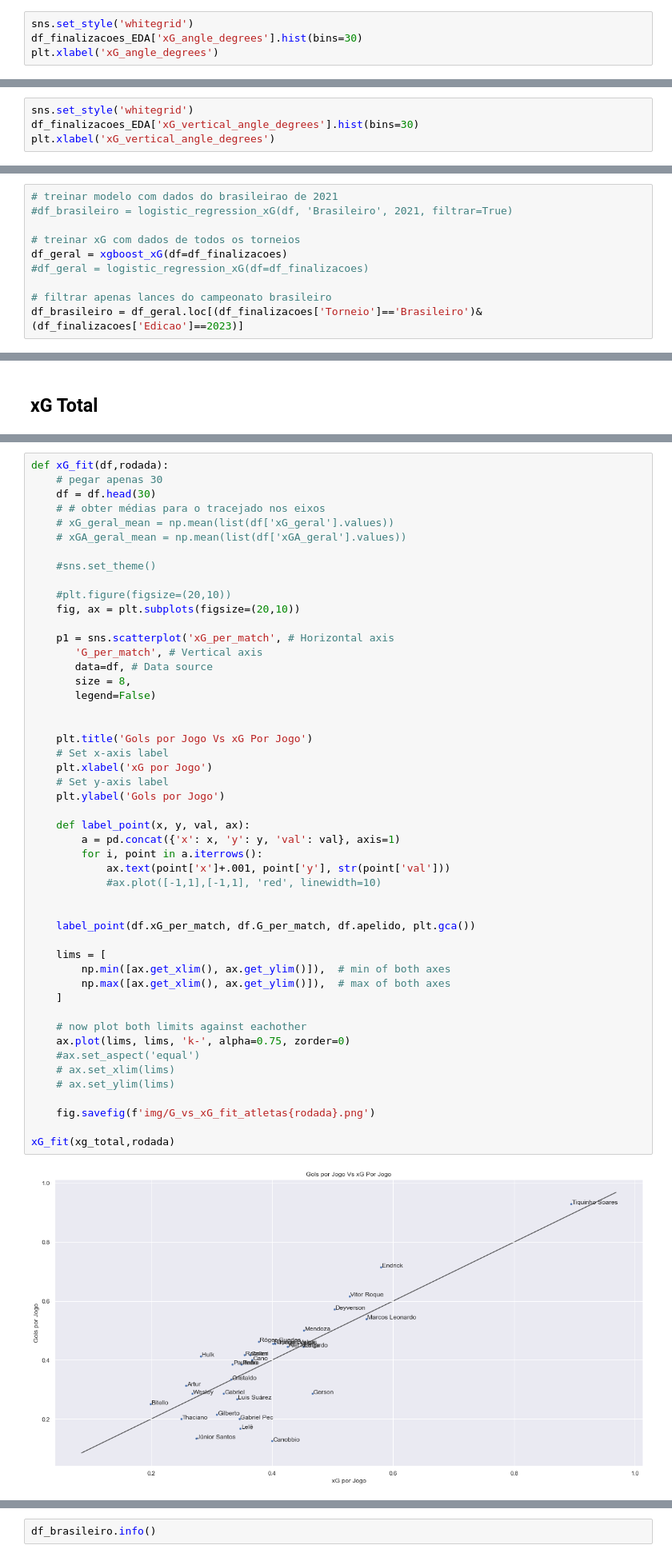
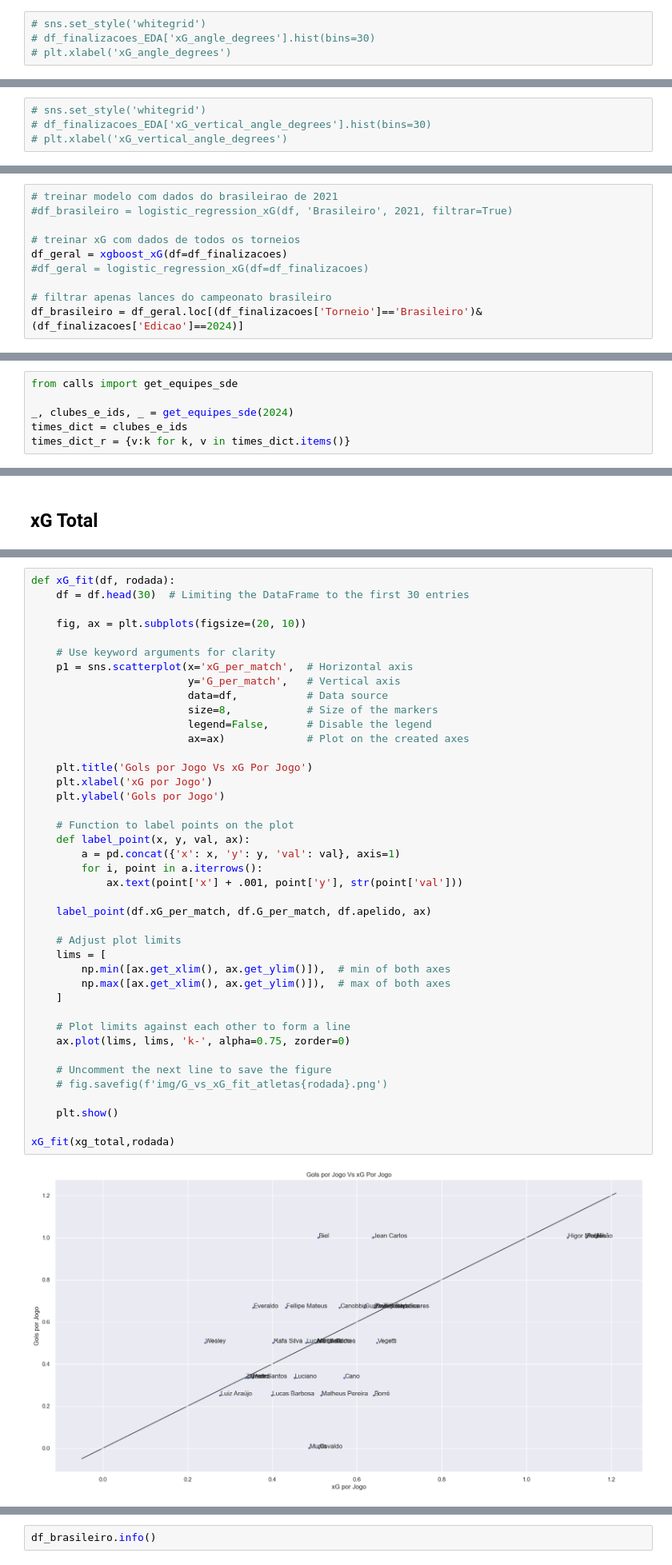
Before and after one commit to patalanov/gm-ml, a Jupyter notebook: xG_v3.ipynb, the cells around one changed output, grey strips where cells are left out. Shown at 80% size. Cells and saved outputs as stored; diff of their text form.

```diff
--- a/xG_v3.ipynb
+++ b/xG_v3.ipynb
@@ -453,16 +486,16 @@ plt.xlabel('Metros')
 Text(0.5, 0, 'Metros')
 [figure]
 # %%
-sns.set_style('whitegrid')
-df_finalizacoes_EDA['xG_angle_degrees'].hist(bins=30)
-plt.xlabel('xG_angle_degrees')
+# sns.set_style('whitegrid')
+# df_finalizacoes_EDA['xG_angle_degrees'].hist(bins=30)
+# plt.xlabel('xG_angle_degrees')
 # %% [output]
 Text(0.5, 0, 'xG_angle_degrees')
 [figure]
 # %%
-sns.set_style('whitegrid')
-df_finalizacoes_EDA['xG_vertical_angle_degrees'].hist(bins=30)
-plt.xlabel('xG_vertical_angle_degrees')
+# sns.set_style('whitegrid')
+# df_finalizacoes_EDA['xG_vertical_angle_degrees'].hist(bins=30)
+# plt.xlabel('xG_vertical_angle_degrees')
 # %% [output]
 Text(0.5, 0, 'xG_vertical_angle_degrees')
 [figure]
@@ -1185,5 +1218,5 @@ df_geral = xgboost_xG(df=df_finalizacoes)
 #df_geral = logistic_regression_xG(df=df_finalizacoes)
 
 # filtrar apenas lances do campeonato brasileiro
-df_brasileiro = df_geral.loc[(df_finalizacoes['Torneio']=='Brasileiro')&(df_finalizacoes['Edicao']==2023)]
+df_brasileiro = df_geral.loc[(df_finalizacoes['Torneio']=='Brasileiro')&(df_finalizacoes['Edicao']==2024)]
 # %% [output]
@@ -1243,0 +1320,6 @@ df_cartola = pd.read_csv(file_name, compression='gzip', low_memory=False)
+# %%
+from calls import get_equipes_sde
+
+_, clubes_e_ids, _ = get_equipes_sde(2024)
+times_dict = clubes_e_ids
+times_dict_r = {v:k for k, v in times_dict.items()}
@@ -2729,54 +2922,46 @@ xg_total.head(50)
 # %%
-def xG_fit(df,rodada):
-    # pegar apenas 30
-    df = df.head(30)
-    # # obter médias para o tracejado nos eixos
-    # xG_geral_mean = np.mean(list(df['xG_geral'].values))
-    # xGA_geral_mean = np.mean(list(df['xGA_geral'].values))
+def xG_fit(df, rodada):
+    df = df.head(30)  # Limiting the DataFrame to the first 30 entries
 
-    #sns.set_theme()
+    fig, ax = plt.subplots(figsize=(20, 10))
 
-    #plt.figure(figsize=(20,10))
-    fig, ax = plt.subplots(figsize=(20,10))
-
-    p1 = sns.scatterplot('xG_per_match', # Horizontal axis
-       'G_per_match', # Vertical axis
-       data=df, # Data source
-       size = 8,
-       legend=False)
-
+    # Use keyword arguments for clarity
+    p1 = sns.scatterplot(x='xG_per_match',  # Horizontal axis
+                         y='G_per_match',   # Vertical axis
+                         data=df,           # Data source
+                         size=8,            # Size of the markers
+                         legend=False,      # Disable the legend
+                         ax=ax)             # Plot on the created axes
 
     plt.title('Gols por Jogo Vs xG Por Jogo')
-    # Set x-axis label
     plt.xlabel('xG por Jogo')
-    # Set y-axis label
     plt.ylabel('Gols por Jogo')
 
+    # Function to label points on the plot
     def label_point(x, y, val, ax):
         a = pd.concat({'x': x, 'y': y, 'val': val}, axis=1)
         for i, point in a.iterrows():
-            ax.text(point['x']+.001, point['y'], str(point['val']))
-            #ax.plot([-1,1],[-1,1], 'red', linewidth=10)
+            ax.text(point['x'] + .001, point['y'], str(point['val']))
 
+    label_point(df.xG_per_match, df.G_per_match, df.apelido, ax)
 
-    label_point(df.xG_per_match, df.G_per_match, df.apelido, plt.gca())
-
+    # Adjust plot limits
     lims = [
         np.min([ax.get_xlim(), ax.get_ylim()]),  # min of both axes
         np.max([ax.get_xlim(), ax.get_ylim()]),  # max of both axes
     ]
 
-    # now plot both limits against eachother
+    # Plot limits against each other to form a line
     ax.plot(lims, lims, 'k-', alpha=0.75, zorder=0)
-    #ax.set_aspect('equal')
-    # ax.set_xlim(lims)
-    # ax.set_ylim(lims)
 
-    fig.savefig(f'img/G_vs_xG_fit_atletas{rodada}.png')
+    # Uncomment the next line to save the figure
+    # fig.savefig(f'img/G_vs_xG_fit_atletas{rodada}.png')
+
+    plt.show()
 
 xG_fit(xg_total,rodada)
 # %% [output]
-[figure, old version]
+[figure, new version]
 # %% [markdown]
 ## xG per match
 # %%
```
Also changed, not shown: parts of 100 cells of this notebook, 13 other files.
